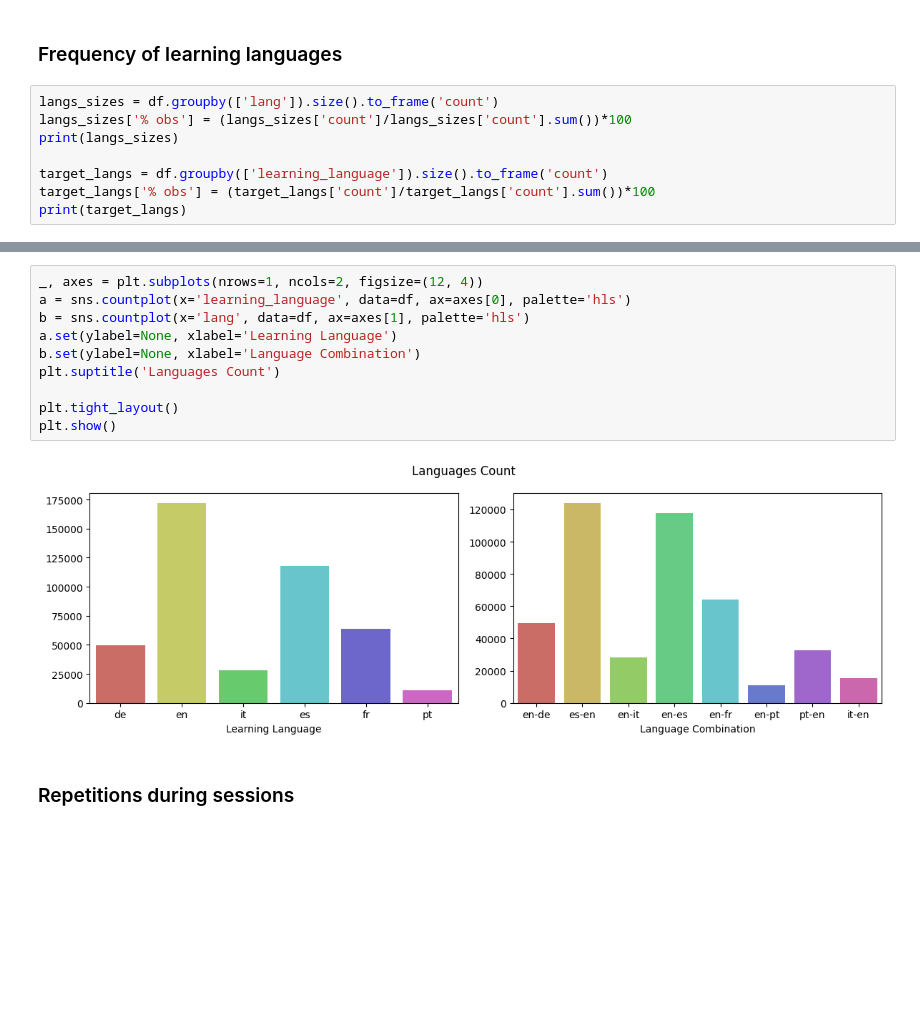
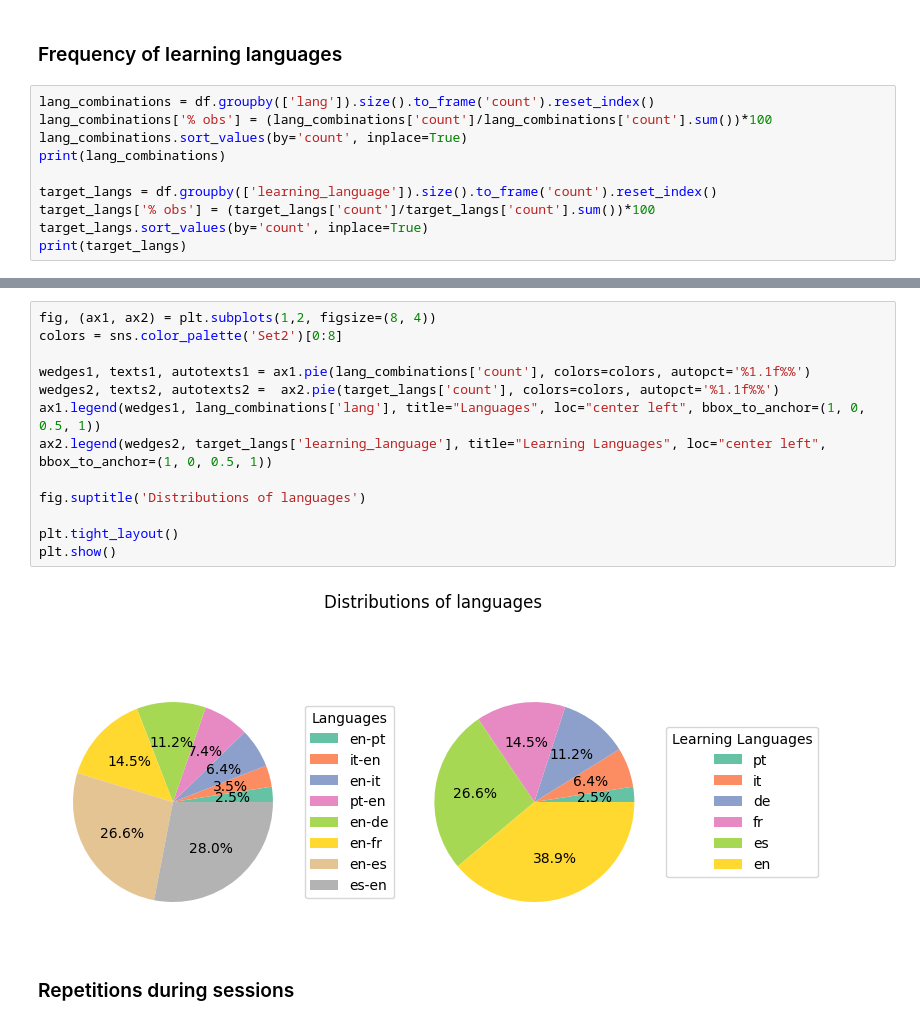
Before and after one commit to juliakubisa/spaced_repetition_algorithm, a Jupyter notebook: notebooks/duolingo_EDA.ipynb, the cells around one changed output, grey strips where cells are left out. Cells and saved outputs as stored; diff of their text form; blank space fills up the shorter version.

Commit message:
lexeme visualizations

```diff
--- a/notebooks/duolingo_EDA.ipynb
+++ b/notebooks/duolingo_EDA.ipynb
@@ -226,11 +226,13 @@ SESSION CORRECT: mean 1.642, median 1.000
 # %% [markdown]
 ### Frequency of learning languages
 # %%
-langs_sizes = df.groupby(['lang']).size().to_frame('count')
-langs_sizes['% obs'] = (langs_sizes['count']/langs_sizes['count'].sum())*100
-print(langs_sizes)
+lang_combinations = df.groupby(['lang']).size().to_frame('count').reset_index()
+lang_combinations['% obs'] = (lang_combinations['count']/lang_combinations['count'].sum())*100
+lang_combinations.sort_values(by='count', inplace=True)
+print(lang_combinations)
 
-target_langs = df.groupby(['learning_language']).size().to_frame('count')
+target_langs = df.groupby(['learning_language']).size().to_frame('count').reset_index()
 target_langs['% obs'] = (target_langs['count']/target_langs['count'].sum())*100
+target_langs.sort_values(by='count', inplace=True)
 print(target_langs)
 # %% [output]
@@ -255,15 +265,18 @@ pt                  10905   2.466056
 # %%
-_, axes = plt.subplots(nrows=1, ncols=2, figsize=(12, 4))
-a = sns.countplot(x='learning_language', data=df, ax=axes[0], palette='hls')
-b = sns.countplot(x='lang', data=df, ax=axes[1], palette='hls')
-a.set(ylabel=None, xlabel='Learning Language')
-b.set(ylabel=None, xlabel='Language Combination')
-plt.suptitle('Languages Count')
+fig, (ax1, ax2) = plt.subplots(1,2, figsize=(8, 4))
+colors = sns.color_palette('Set2')[0:8]
+
+wedges1, texts1, autotexts1 = ax1.pie(lang_combinations['count'], colors=colors, autopct='%1.1f%%')
+wedges2, texts2, autotexts2 =  ax2.pie(target_langs['count'], colors=colors, autopct='%1.1f%%')
+ax1.legend(wedges1, lang_combinations['lang'], title="Languages", loc="center left", bbox_to_anchor=(1, 0, 0.5, 1))
+ax2.legend(wedges2, target_langs['learning_language'], title="Learning Languages", loc="center left", bbox_to_anchor=(1, 0, 0.5, 1))
+
+fig.suptitle('Distributions of languages')
 
 plt.tight_layout()
 plt.show()
 # %% [output]
-[figure, old version]
+[figure, new version]
 # %% [markdown]
 ### Repetitions during sessions
 # %%
```
Also changed, not shown: parts of 16 cells of this notebook.
